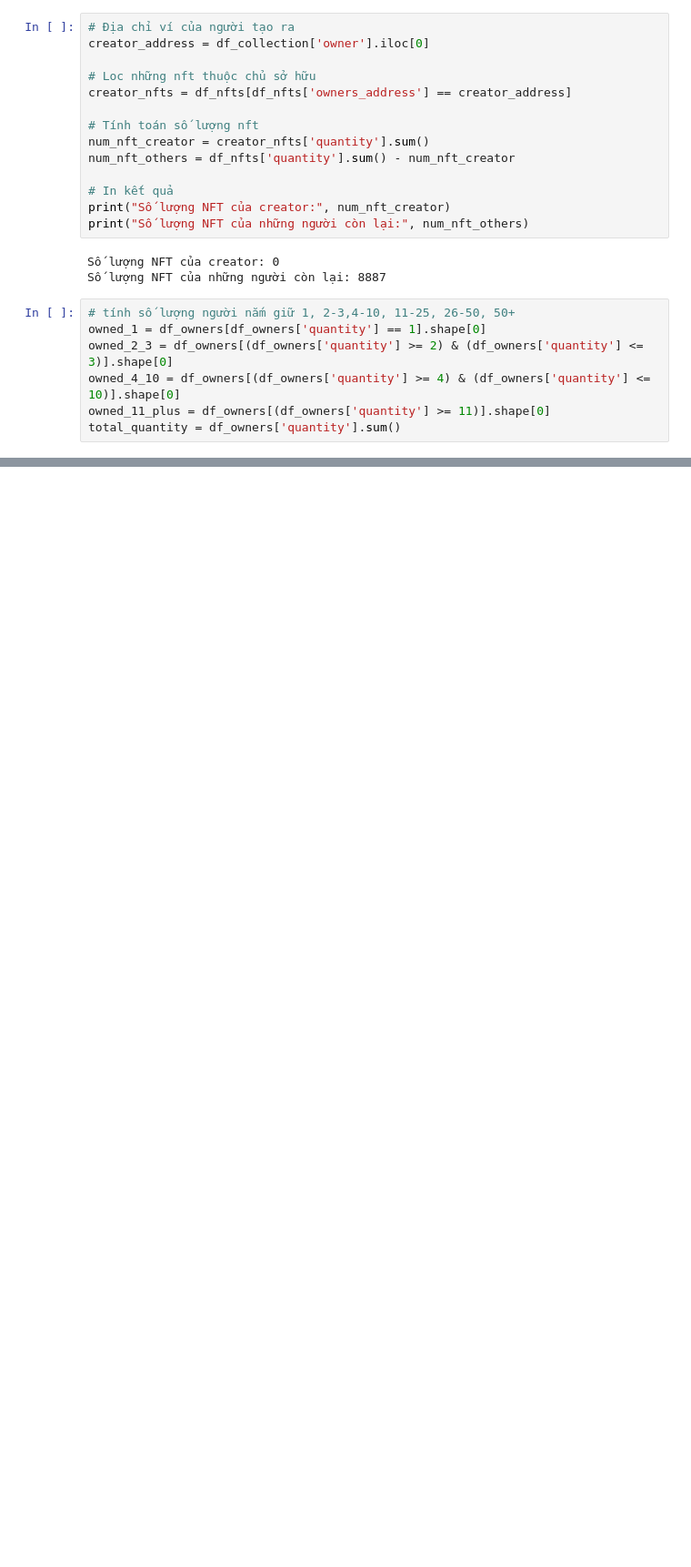
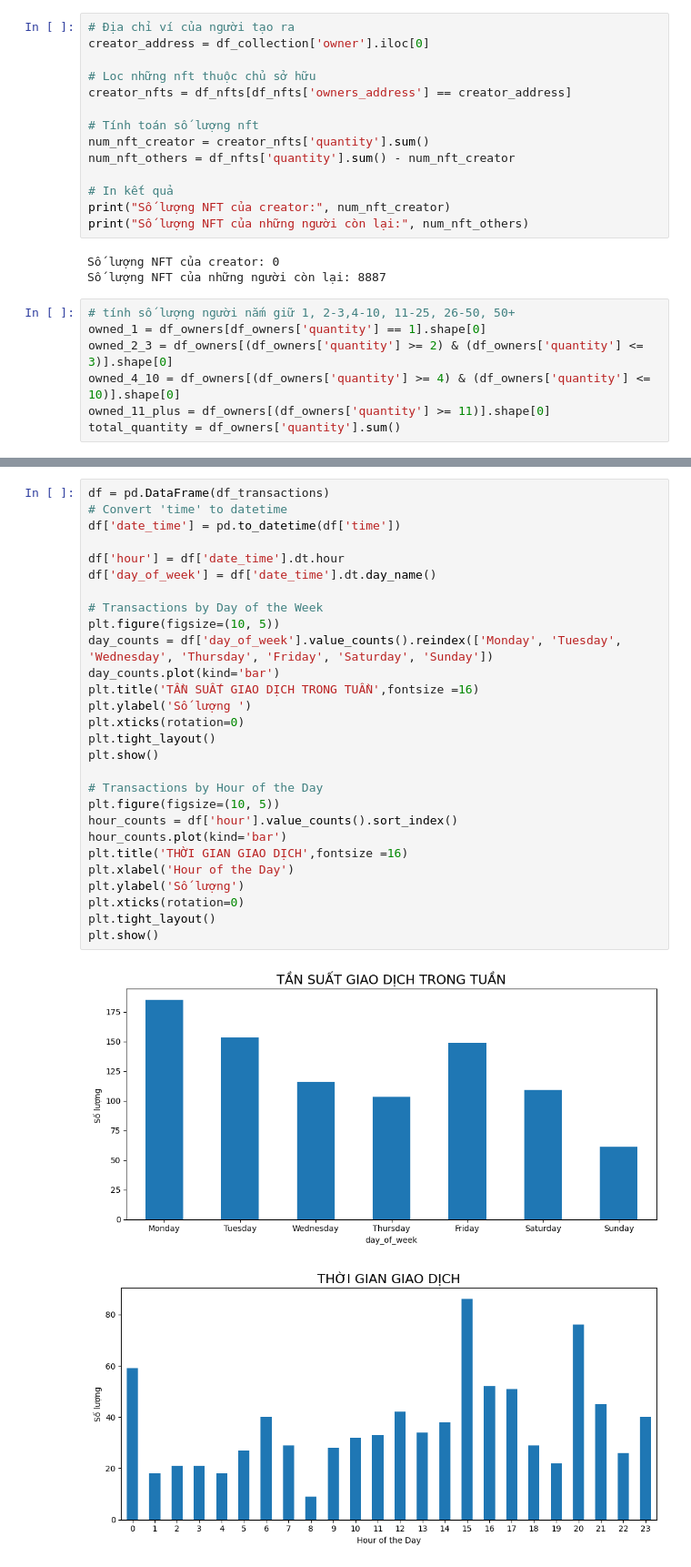
Before and after one commit to kanhnguyxn/DA, a Jupyter notebook: truquan/phantich.ipynb, the cells around one changed output, grey strips where cells are left out. Shown: that part at 91% size. Cells and saved outputs as stored; diff of their text form; blank space fills up the shorter version.

```diff
--- a/truquan/phantich.ipynb
+++ b/truquan/phantich.ipynb
@@ -182,0 +296,31 @@ df_transactions.plot(y='price', x='time', title='Giá theo thời gian', ylabel=
+# %%
+df = pd.DataFrame(df_transactions)
+# Convert 'time' to datetime
+df['date_time'] = pd.to_datetime(df['time'])
+
+df['hour'] = df['date_time'].dt.hour
+df['day_of_week'] = df['date_time'].dt.day_name()
+
+# Transactions by Day of the Week
+plt.figure(figsize=(10, 5))
+day_counts = df['day_of_week'].value_counts().reindex(['Monday', 'Tuesday', 'Wednesday', 'Thursday', 'Friday', 'Saturday', 'Sunday'])
+day_counts.plot(kind='bar')
+plt.title('TẦN SUẤT GIAO DỊCH TRONG TUẦN',fontsize =16)
+plt.ylabel('Số lượng ')
+plt.xticks(rotation=0)
+plt.tight_layout()
+plt.show()
+
+# Transactions by Hour of the Day
+plt.figure(figsize=(10, 5))
+hour_counts = df['hour'].value_counts().sort_index()
+hour_counts.plot(kind='bar')
+plt.title('THỜI GIAN GIAO DỊCH',fontsize =16)
+plt.xlabel('Hour of the Day')
+plt.ylabel('Số lượng')
+plt.xticks(rotation=0)
+plt.tight_layout()
+plt.show()
+# %% [output]
+[figure, added]
+[figure, added]
```
Also changed, not shown: parts of 10 cells of this notebook.
